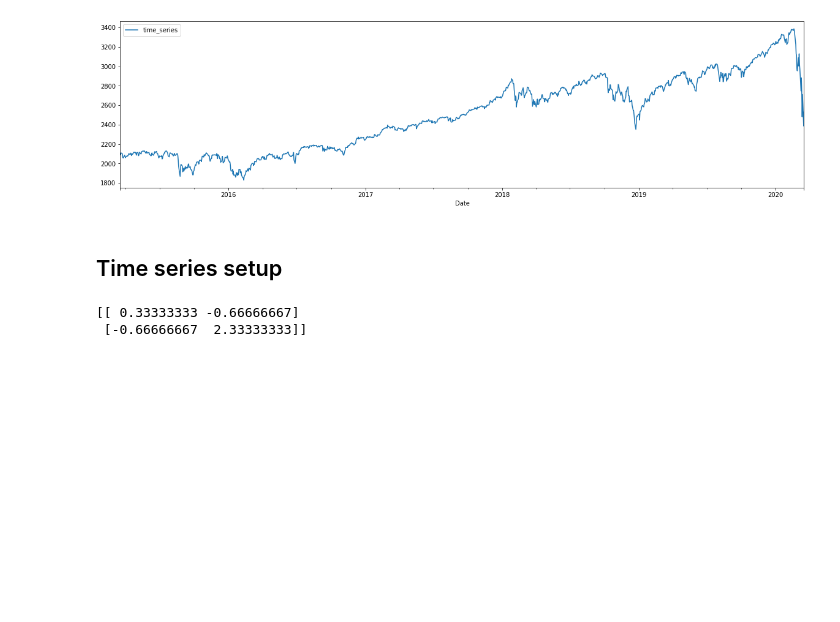
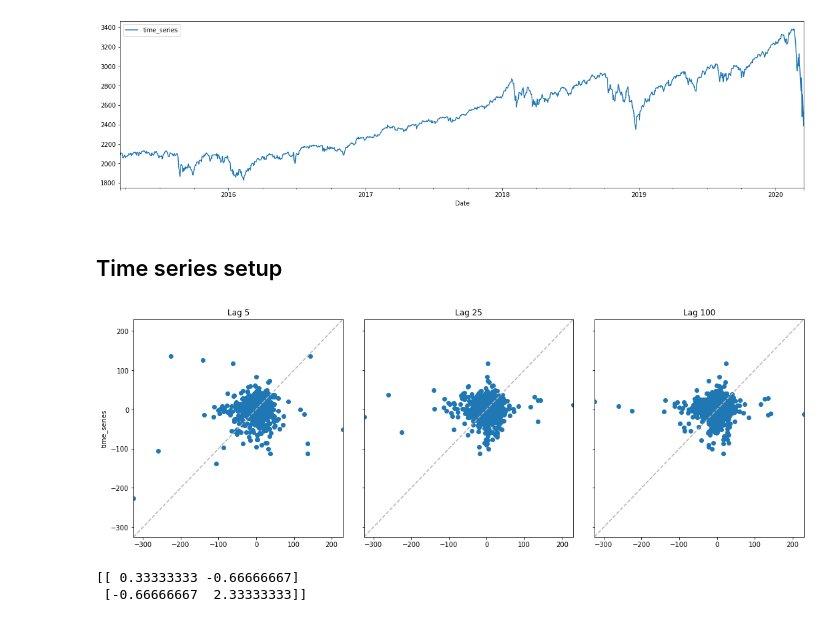
Before and after one commit to giotto-ai/giotto-time, a Jupyter notebook: examples/plots_test.ipynb, the cells around one changed output. Saved outputs shown, nothing was run; the diff lists cells and outputs as text; code cells hidden in the pictures; blank space fills up the shorter version.

```diff
--- a/examples/plots_test.ipynb
+++ b/examples/plots_test.ipynb
@@ -40,6 +40,34 @@ plt.show()
 [figure]
 # %% [markdown]
 ## Time series setup
+# %%
+def lagplot(df : pd.DataFrame, lag):
+
+    if isinstance(lag, int):
+        lag = list(range(1, lag+1))
+
+    fig, ax = plt.subplots(df.shape[1], len(lag),
+                       sharey=True, sharex=True, figsize=(18, 6), squeeze=False,
+                       gridspec_kw={'wspace':0.1})
+    i = 0
+
+    for col_name, col in df.iteritems():
+        j = 0
+        x_lim = [df.iloc[:, i].min(), df.iloc[:, i].max()]
+        for l in lag:
+            axes = ax[i, j]
+            axes.scatter(df.iloc[l:, i], df.iloc[:-l, i])
+            axes.set(title='Lag ' + str(l), ylabel=col_name)
+            axes.plot(x_lim, x_lim, ls="--", c=".7")
+            axes.set(xlim=x_lim, ylim=x_lim)
+            axes.label_outer()
+            j += 1
+        i += 1
+    plt.show()
+
+lagplot(period_index_time_series.diff(), [5, 25, 100])
+# %% [output]
+[figure, added]
 # %%
 def autocorr(x, lag):
     x_lag = x[lag:]
```
Also changed, not shown: parts of 2 cells of this notebook.
